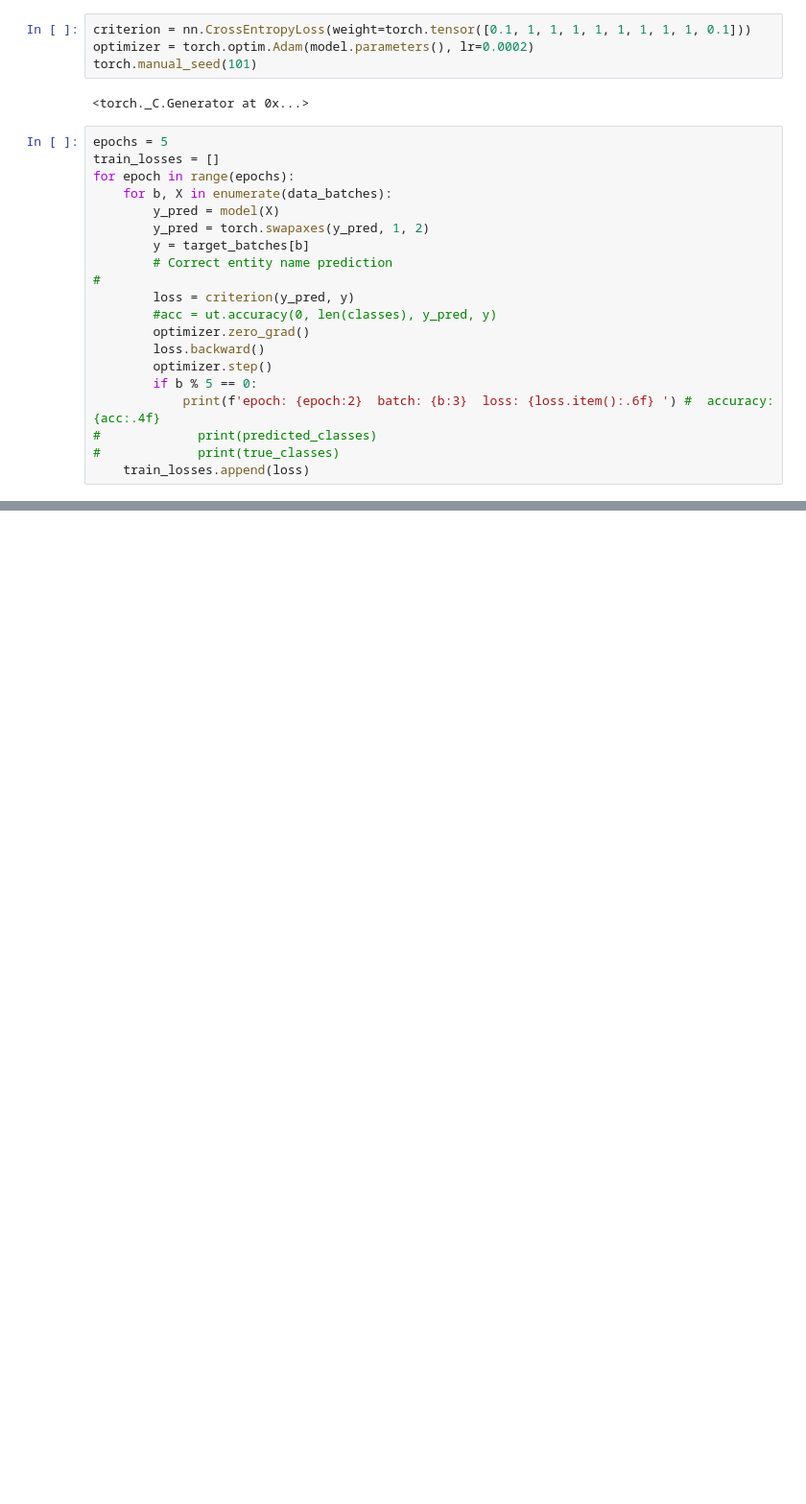
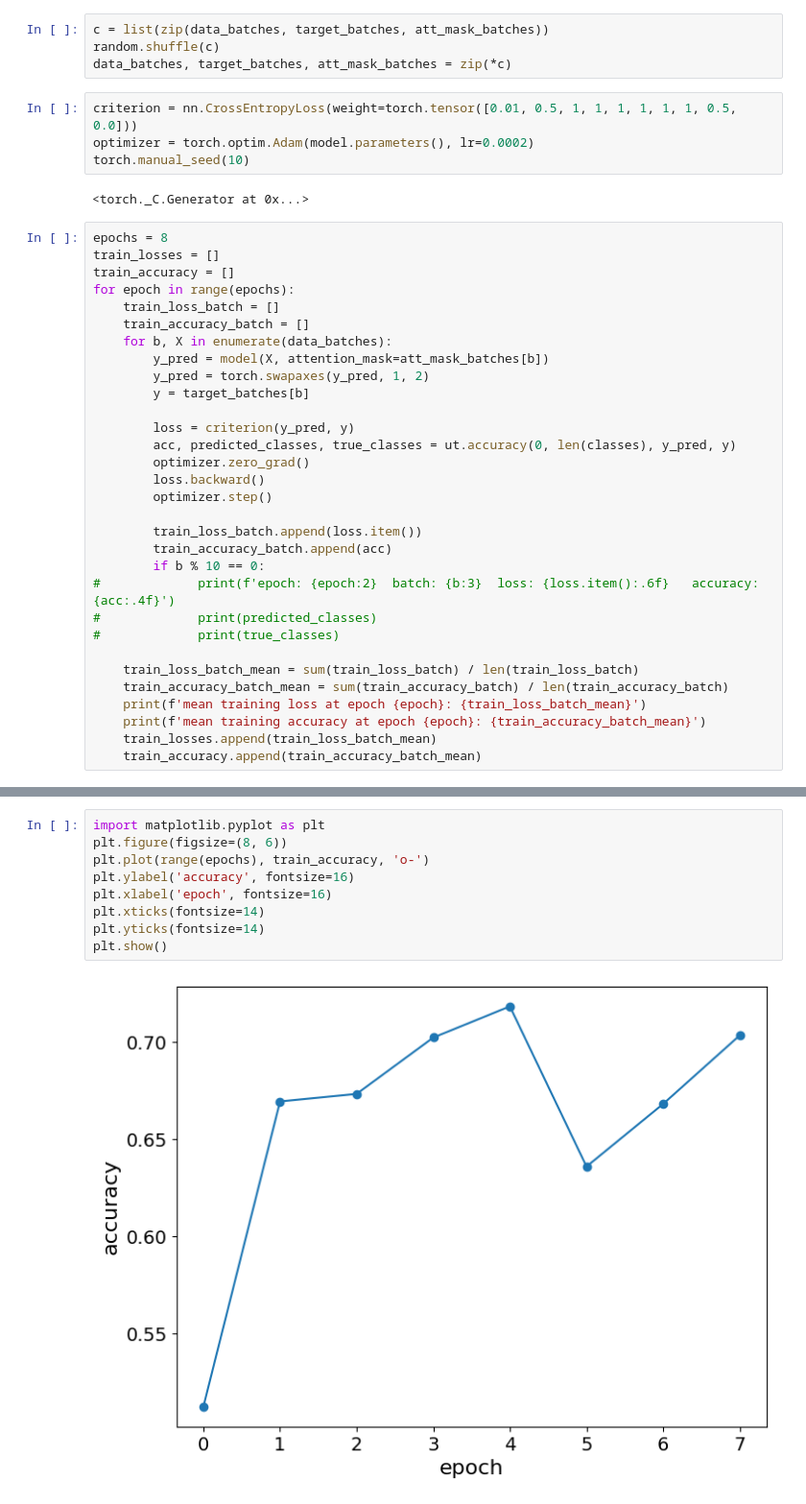
Before and after one commit to BOWENmeZHENG/Bert-MLIP-V1, a Jupyter notebook: train_ner.ipynb, the cells around one changed output, grey strips where cells are left out. Shown: that part at 96% size. Saved outputs shown, nothing was run; the diff lists cells and outputs as text; blank space fills up the shorter version.

```diff
--- a/train_ner.ipynb
+++ b/train_ner.ipynb
@@ -44,27 +48,42 @@ target_batches = ut.to_batches(target, batch_size)
+# %%
+c = list(zip(data_batches, target_batches, att_mask_batches))
+random.shuffle(c)
+data_batches, target_batches, att_mask_batches = zip(*c)
 # %%
-criterion = nn.CrossEntropyLoss(weight=torch.tensor([0.1, 1, 1, 1, 1, 1, 1, 1, 1, 0.1]))
+criterion = nn.CrossEntropyLoss(weight=torch.tensor([0.01, 0.5, 1, 1, 1, 1, 1, 1, 0.5, 0.0]))
 optimizer = torch.optim.Adam(model.parameters(), lr=0.0002)
-torch.manual_seed(101)
+torch.manual_seed(10)
 # %% [output]
 <torch._C.Generator at 0x...>
 # %%
-epochs = 5
+epochs = 8
 train_losses = []
+train_accuracy = []
 for epoch in range(epochs):
+    train_loss_batch = []
+    train_accuracy_batch = []
     for b, X in enumerate(data_batches):
-        y_pred = model(X)
+        y_pred = model(X, attention_mask=att_mask_batches[b])
         y_pred = torch.swapaxes(y_pred, 1, 2)
         y = target_batches[b]
-        # Correct entity name prediction
-#
+
         loss = criterion(y_pred, y)
-        #acc = ut.accuracy(0, len(classes), y_pred, y)
+        acc, predicted_classes, true_classes = ut.accuracy(0, len(classes), y_pred, y)
         optimizer.zero_grad()
         loss.backward()
         optimizer.step()
-        if b % 5 == 0:
-            print(f'epoch: {epoch:2}  batch: {b:3}  loss: {loss.item():.6f} ') #  accuracy: {acc:.4f}
+
+        train_loss_batch.append(loss.item())
+        train_accuracy_batch.append(acc)
+        if b % 10 == 0:
+#             print(f'epoch: {epoch:2}  batch: {b:3}  loss: {loss.item():.6f}   accuracy: {acc:.4f}')
 #             print(predicted_classes)
 #             print(true_classes)
-    train_losses.append(loss)
+
+    train_loss_batch_mean = sum(train_loss_batch) / len(train_loss_batch)
+    train_accuracy_batch_mean = sum(train_accuracy_batch) / len(train_accuracy_batch)
+    print(f'mean training loss at epoch {epoch}: {train_loss_batch_mean}')
+    print(f'mean training accuracy at epoch {epoch}: {train_accuracy_batch_mean}')
+    train_losses.append(train_loss_batch_mean)
+    train_accuracy.append(train_accuracy_batch_mean)
 # %% [output]
@@ -99,0 +118,11 @@ KeyboardInterrupt:
+# %%
+import matplotlib.pyplot as plt
+plt.figure(figsize=(8, 6))
+plt.plot(range(epochs), train_accuracy, 'o-')
+plt.ylabel('accuracy', fontsize=16)
+plt.xlabel('epoch', fontsize=16)
+plt.xticks(fontsize=14)
+plt.yticks(fontsize=14)
+plt.show()
+# %% [output]
+[figure, added]
```
Also changed, not shown: parts of 15 cells of this notebook, 1 other file.
